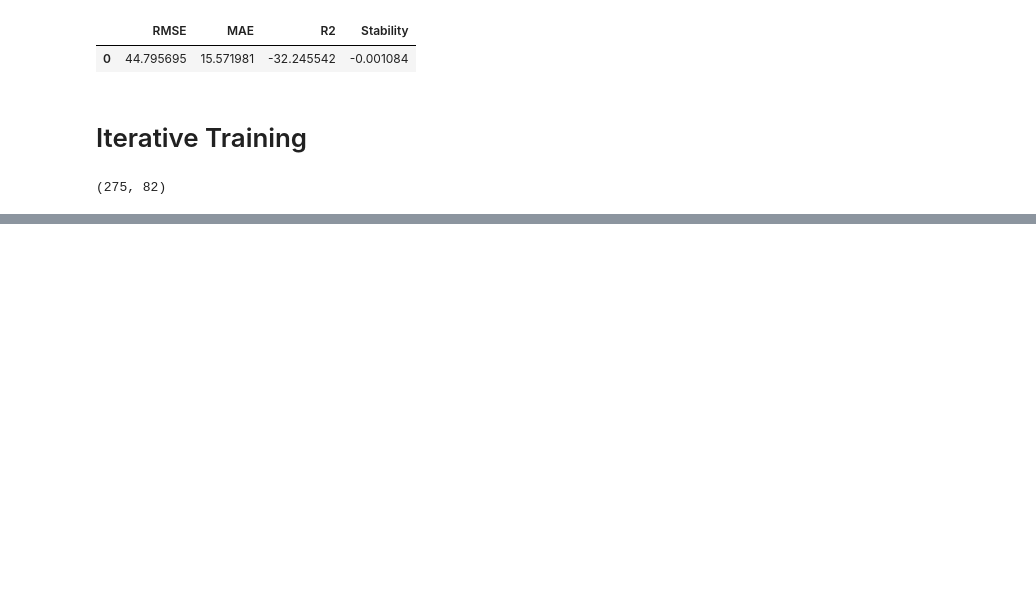
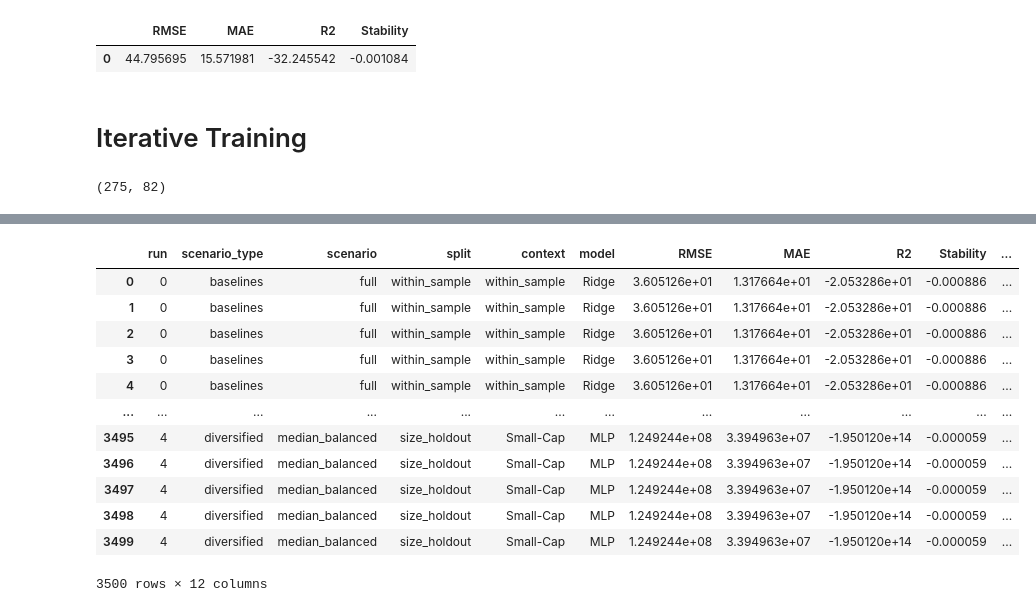
Before and after one commit to NotMishaal/esg-prediction, a Jupyter notebook: experiments/training.ipynb, the cells around one changed output, grey strips where cells are left out. Cells and saved outputs as stored; diff of their text form; code cells hidden in the pictures; blank space fills up the shorter version.

```diff
--- a/experiments/training.ipynb
+++ b/experiments/training.ipynb
@@ -453 +514,17 @@ merged['CrossContextScore'] = np.where(
 )
+# %%
+merged
+# %% [output]
+|  | run | scenario_type | scenario | split | context | model | RMSE | MAE | R2 | Stability | ... |
+| 0 | 0 | baselines | full | within_sample | within_sample | Ridge | 3.605126e+01 | 1.317664e+01 | -2.053286e+01 | -0.000886 | ... |
+| 1 | 0 | baselines | full | within_sample | within_sample | Ridge | 3.605126e+01 | 1.317664e+01 | -2.053286e+01 | -0.000886 | ... |
+| 2 | 0 | baselines | full | within_sample | within_sample | Ridge | 3.605126e+01 | 1.317664e+01 | -2.053286e+01 | -0.000886 | ... |
+| 3 | 0 | baselines | full | within_sample | within_sample | Ridge | 3.605126e+01 | 1.317664e+01 | -2.053286e+01 | -0.000886 | ... |
+| 4 | 0 | baselines | full | within_sample | within_sample | Ridge | 3.605126e+01 | 1.317664e+01 | -2.053286e+01 | -0.000886 | ... |
+| ... | ... | ... | ... | ... | ... | ... | ... | ... | ... | ... | ... |
+| 3495 | 4 | diversified | median_balanced | size_holdout | Small-Cap | MLP | 1.249244e+08 | 3.394963e+07 | -1.950120e+14 | -0.000059 | ... |
+| 3496 | 4 | diversified | median_balanced | size_holdout | Small-Cap | MLP | 1.249244e+08 | 3.394963e+07 | -1.950120e+14 | -0.000059 | ... |
+| 3497 | 4 | diversified | median_balanced | size_holdout | Small-Cap | MLP | 1.249244e+08 | 3.394963e+07 | -1.950120e+14 | -0.000059 | ... |
+| 3498 | 4 | diversified | median_balanced | size_holdout | Small-Cap | MLP | 1.249244e+08 | 3.394963e+07 | -1.950120e+14 | -0.000059 | ... |
+| 3499 | 4 | diversified | median_balanced | size_holdout | Small-Cap | MLP | 1.249244e+08 | 3.394963e+07 | -1.950120e+14 | -0.000059 | ... |
+3500 rows × 12 columns
```
Also changed, not shown: parts of 24 cells of this notebook.
